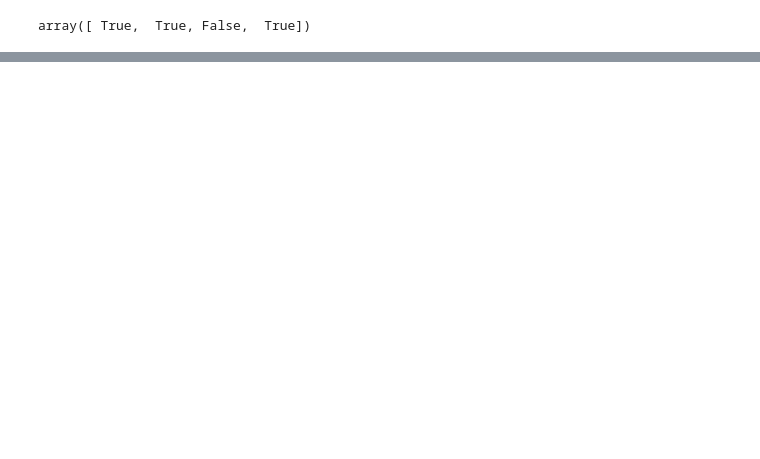
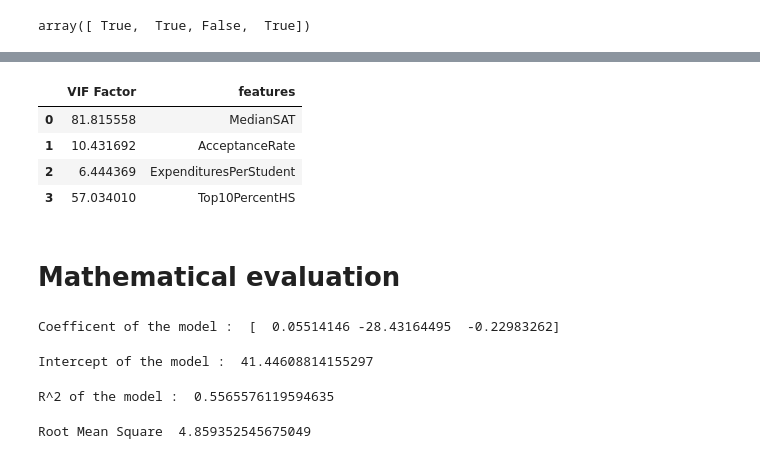
Before and after one commit to mahimai-raja/Data_Analytics, a Jupyter notebook: 02-Basics/Multiple_Linear_Regression/Lesson_01.ipynb, the cells around one changed output, grey strips where cells are left out. Drawn from its saved outputs; the diff is of its cells as text; code cells hidden in the pictures; blank space fills up the shorter version.

Commit message:
Mathematical evaluation

```diff
--- a/02-Basics/Multiple_Linear_Regression/Lesson_01.ipynb
+++ b/02-Basics/Multiple_Linear_Regression/Lesson_01.ipynb
@@ -49,0 +172,37 @@ array([ True,  True, False,  True])
+# %%
+from statsmodels.stats.outliers_influence import variance_inflation_factor
+
+
+vif = pd.DataFrame()
+vif["VIF Factor"] = [variance_inflation_factor(independent.values, i) for i in range(independent.shape[1])]
+vif["features"] = independent.columns
+vif.round(1)
+vif
+# %% [output]
+|  | VIF Factor | features |
+| 0 | 81.815558 | MedianSAT |
+| 1 | 10.431692 | AcceptanceRate |
+| 2 | 6.444369 | ExpendituresPerStudent |
+| 3 | 57.034010 | Top10PercentHS |
+# %% [markdown]
+# Mathematical evaluation
+# %%
+print('Coefficent of the model : ',model.coef_)
+# %% [output]
+Coefficent of the model :  [  0.05514146 -28.43164495  -0.22983262]
+# %%
+print('Intercept of the model : ',model.intercept_)
+# %% [output]
+Intercept of the model :  41.44608814155297
+# %%
+print('R^2 of the model : ', model.score(x_test, y_test))
+# %% [output]
+R^2 of the model :  0.5565576119594635
+# %%
+import math
+from sklearn.metrics import mean_squared_error
+T_pred = model.predict(x_test)
+
+print('Root Mean Square ', math.sqrt(mean_squared_error(y_test, T_pred)))
+# %% [output]
+Root Mean Square  4.859352545675049
```
Also changed, not shown: parts of 25 cells of this notebook.
